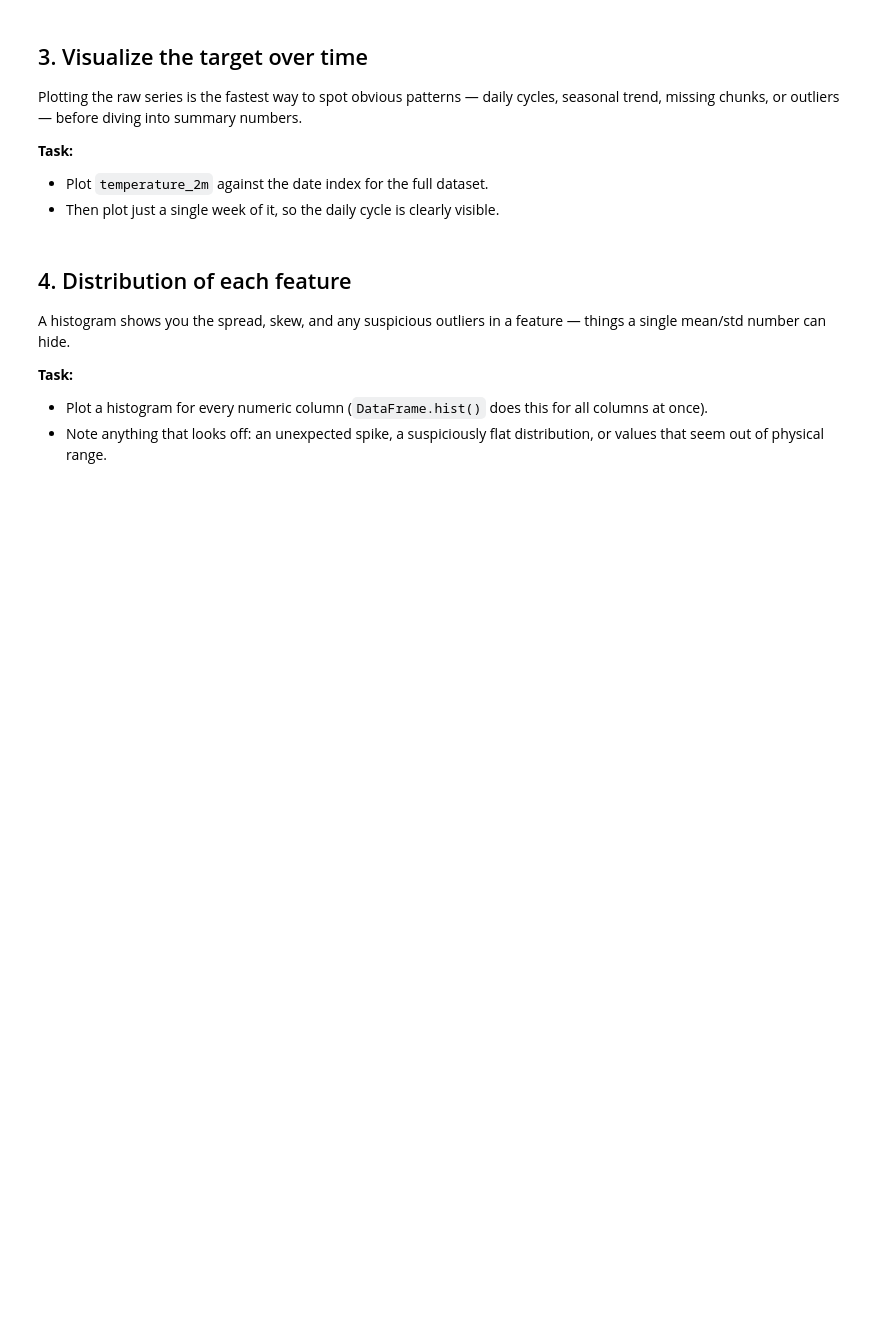
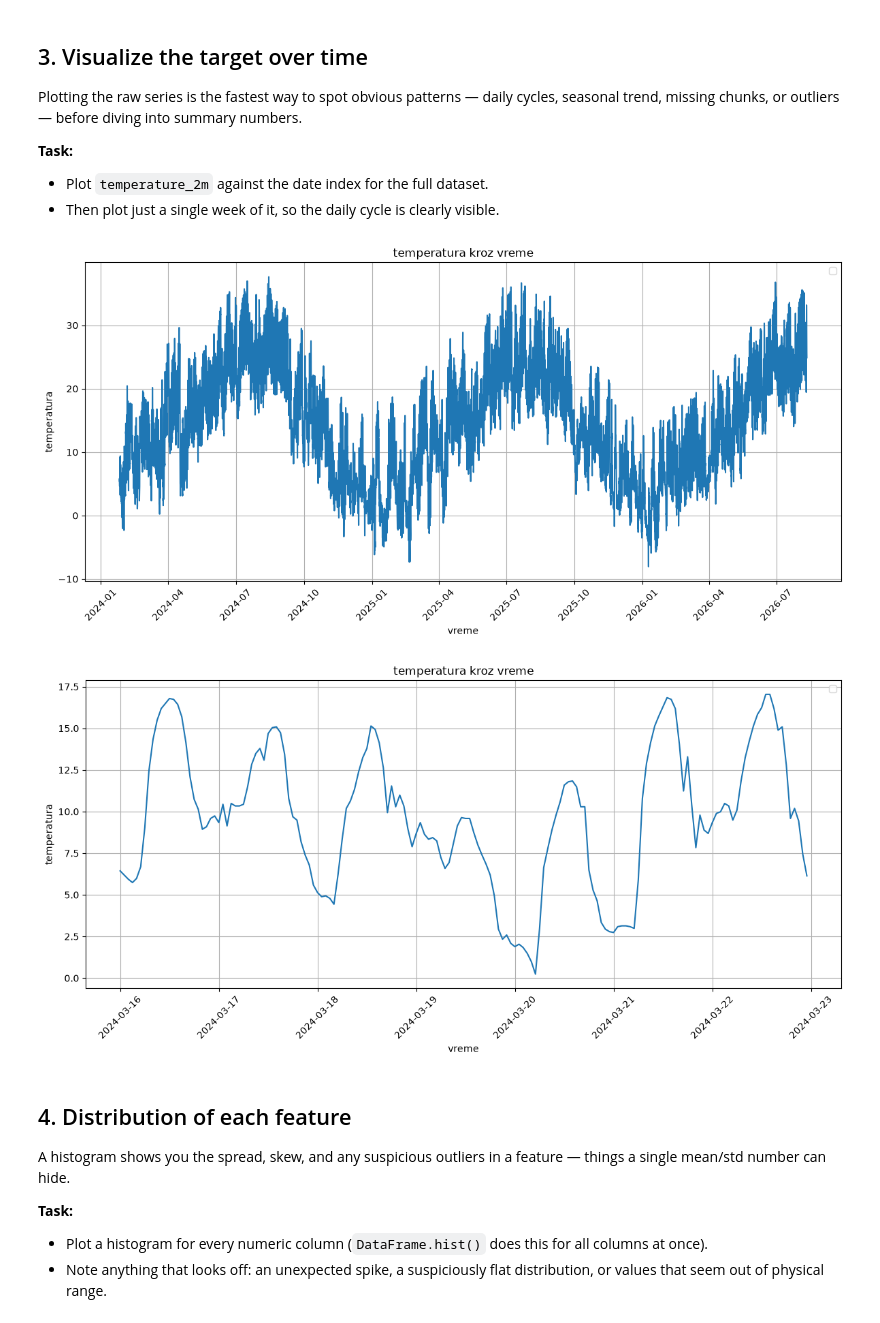
Before and after one commit to matejvu/TemperatureForecasting, a Jupyter notebook: notebooks/feature_exploration.ipynb, the cells around one changed output. Drawn from its saved outputs; the diff is of its cells as text; code cells hidden in the pictures; blank space fills up the shorter version.

Commit message:
grafiktemperature kroz vreme za celu kolonu i za nedelju dana

```diff
--- a/notebooks/feature_exploration.ipynb
+++ b/notebooks/feature_exploration.ipynb
@@ -116,6 +116,45 @@ into summary numbers.
 - Plot `temperature_2m` against the date index for the full dataset.
 - Then plot just a single week of it, so the daily cycle is clearly
   visible.
+# %%
+
+
+def plot(x, y):
+    plt.figure(figsize=(12, 6))
+
+    plt.plot(x, y)
+
+
+    plt.xlabel("vreme")
+    plt.ylabel("temperatura")
+    plt.title("temperatura kroz vreme")
+    plt.legend()
+    plt.grid(True)
+
+
+    plt.xticks(rotation=45)
+    plt.tight_layout()
+    plt.show()
+
+temp = df['temperature_2m']
+date= df['date']
+plot(date, temp)
+
+
+nedelja = df[
+    (df["date"] >= "2024-03-16 00:00:00+00:00") &
+    (df["date"] < "2024-03-23 00:00:00+00:00")
+]
+
+tempnedelja = temp[
+    (df["date"] >= "2024-03-16 00:00:00+00:00") &
+    (df["date"] < "2024-03-23 00:00:00+00:00")
+]
+
+plot(nedelja["date"],tempnedelja)
+# %% [output]
+[figure, added]
+[figure, added]
 # %% [markdown]
 ## 4. Distribution of each feature
 
```
